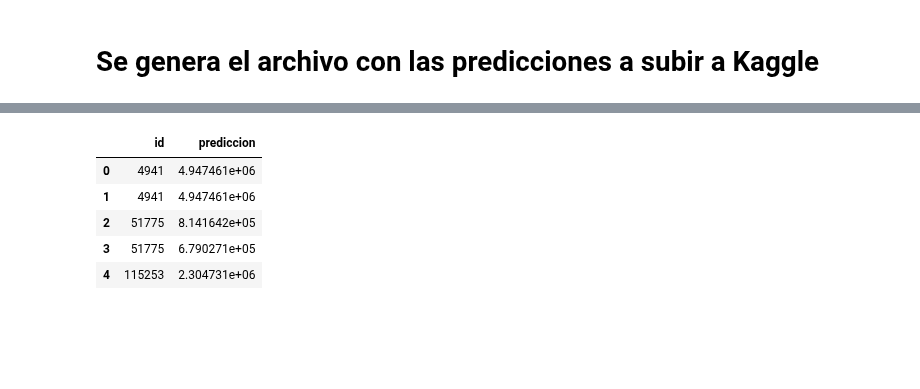
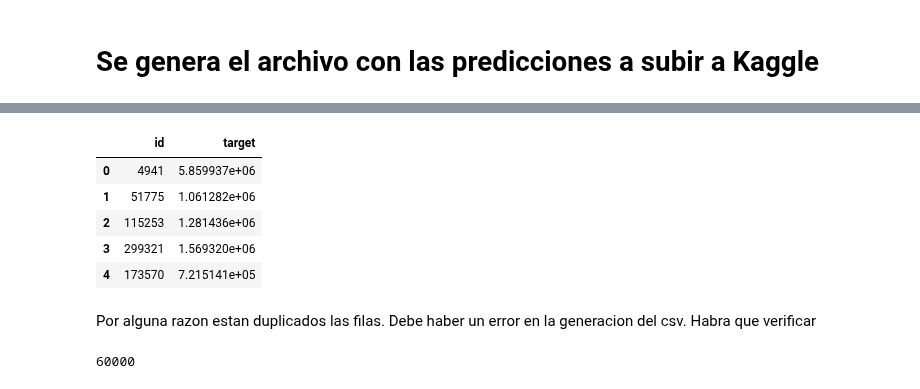
Before and after one commit to Alaneta/Datacones, a Jupyter notebook: tp2/2_RandomForest.ipynb, the cells around one changed output, grey strips where cells are left out. Drawn from its saved outputs; the diff is of its cells as text; code cells hidden in the pictures; blank space fills up the shorter version.

Commit message:
Cambios en el calculo de algunos features (errores
Primera prediccion subida a Kaggle

```diff
--- a/tp2/2_RandomForest.ipynb
+++ b/tp2/2_RandomForest.ipynb
@@ -144,12 +154,14 @@ array([4947460.60364272, 4947460.60364272,  814164.24501877, ...,
 # %%
 df_a_kaggle = pd.DataFrame()
 df_a_kaggle['id'] = test_set['id']
-df_a_kaggle['prediccion'] = pred_a_kaggle
+df_a_kaggle['target'] = pred_a_kaggle
 df_a_kaggle.head()
 # %% [output]
-|  | id | prediccion |
-| 0 | 4941 | 4.947461e+06 |
-| 1 | 4941 | 4.947461e+06 |
-| 2 | 51775 | 8.141642e+05 |
-| 3 | 51775 | 6.790271e+05 |
-| 4 | 115253 | 2.304731e+06 |
+|  | id | target |
+| 0 | 4941 | 5.859937e+06 |
+| 1 | 51775 | 1.061282e+06 |
+| 2 | 115253 | 1.281436e+06 |
+| 3 | 299321 | 1.569320e+06 |
+| 4 | 173570 | 7.215141e+05 |
+# %% [markdown]
+Por alguna razon estan duplicados las filas. Debe haber un error en la generacion del csv. Habra que verificar
@@ -156 +170,5 @@ df_a_kaggle.head()
+# %%
+len(df_a_kaggle)
+# %% [output]
+60000
 # %%
```
Also changed, not shown: parts of 12 cells of this notebook, 1 other file.
